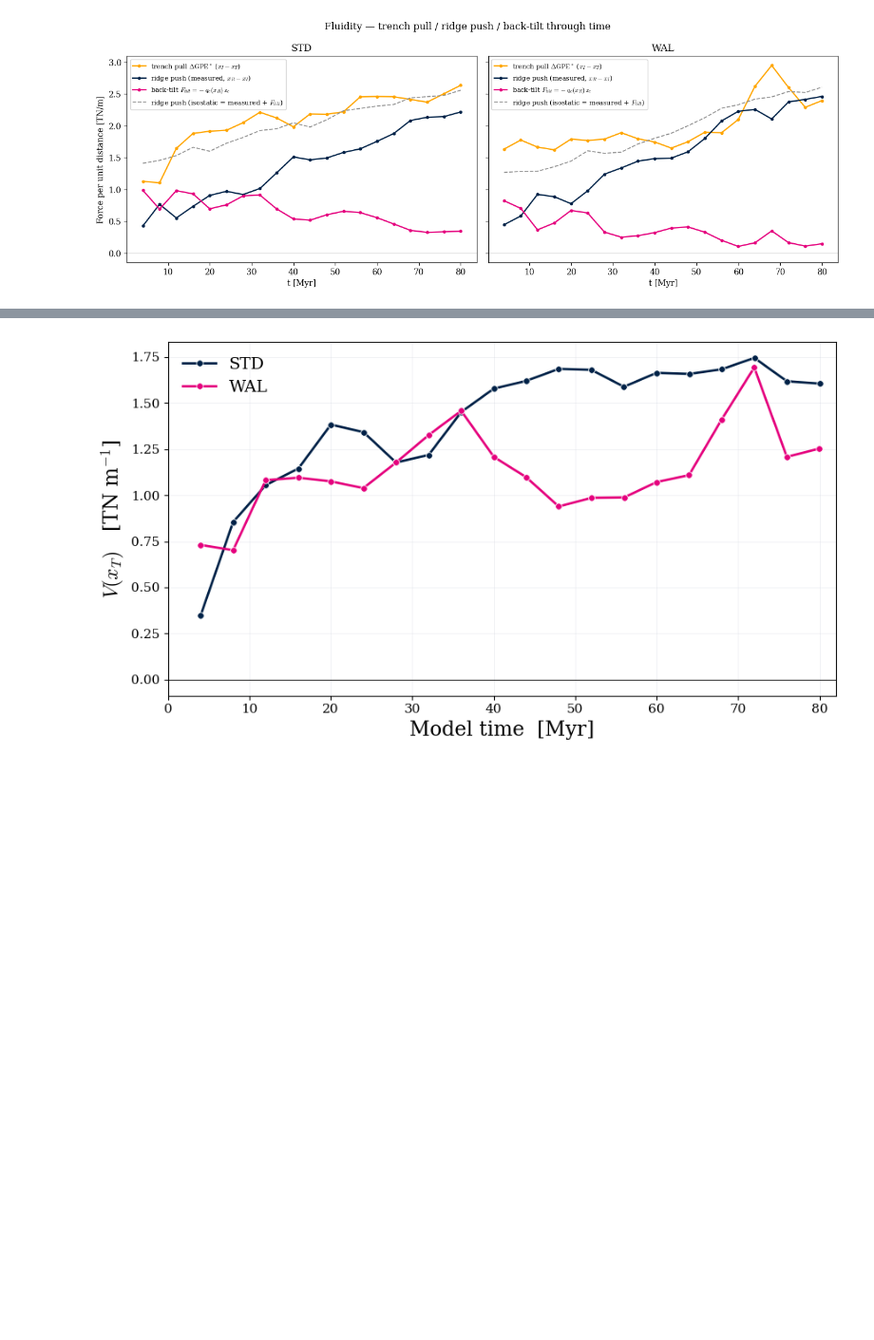
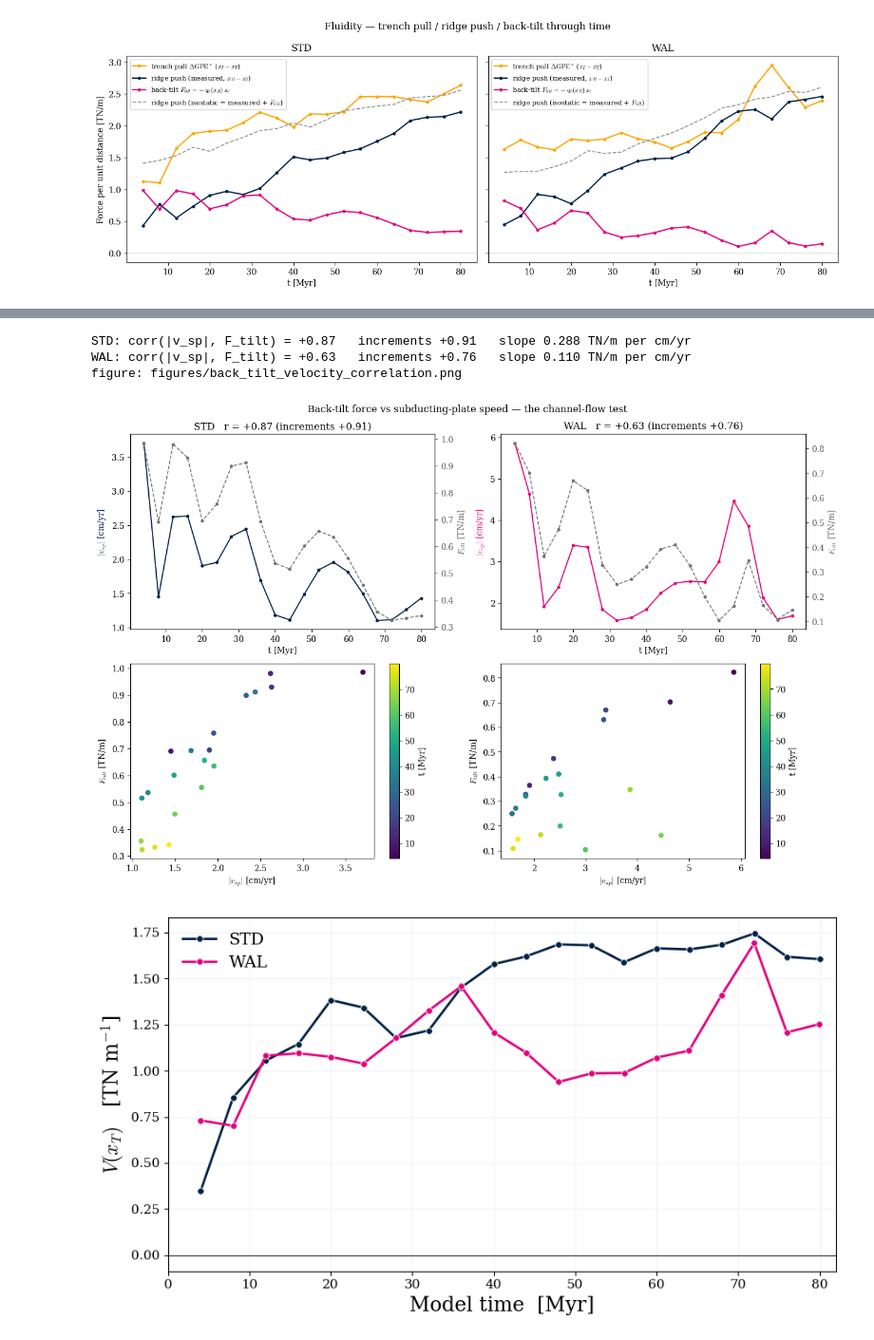
Before and after one commit to dansand/trench_pull_fluidity, a Jupyter notebook: notebooks/fluidity_time_evolution.ipynb, the cells around one changed output, grey strips where cells are left out. Shown at 95% size. Cells and saved outputs as stored; diff of their text form; code cells hidden in the pictures; blank space fills up the shorter version.

Commit message:
time evolution: v_sp/v_op in the loop (caches backfilled) + back-tilt vs plate speed — velocity-following (increments r +0.91/+0.76), slope 0.29 vs 0.11 TN/m per cm/yr (STD/WAL)

```diff
--- a/notebooks/fluidity_time_evolution.ipynb
+++ b/notebooks/fluidity_time_evolution.ipynb
@@ -139,7 +139,7 @@ Z_NP_FALLBACK = 30e3             # 30 km
 # cache was produced by the current loop body.  Old caches that lack any
 # of these trigger a recompute.
 REQUIRED_KEYS = ('z_iso', 'z_np', 'xm_loc', 'rloc', 'delta_GPE_R', 'delta_Fd_R',
-                 'q_R', 'f_tilt')
+                 'q_R', 'f_tilt', 'v_sp', 'v_op')
 # %% [output]
 1173.15
 # %%
@@ -163,7 +163,7 @@ if not _from_cache:
         snapshot=[], t_yr=[], x_trench=[], xi_loc=[], xm_loc=[], rloc=[],
         Fd_xT=[], V_xT=[], w_T=[],
         delta_Fd=[], delta_Fd_R=[], delta_GPE=[], delta_GPE_R=[],
-        z_iso=[], z_np=[], q_R=[], f_tilt=[],
+        z_iso=[], z_np=[], q_R=[], f_tilt=[], v_sp=[], v_op=[],
     )
     delta_sig_zz_z_list = []
     z_axis = None
@@ -268,6 +268,15 @@ if not _from_cache:
             print(f'  [{i}] ridge-finder failed: {e}; skipping')
             continue
 
+        # plate-interior velocities (§7.3): medians far from the axis zone.
+        # NOTE the /3.17098e-10 conversion above makes vx numerically cm/yr
+        # (kept as-is for cache continuity; label accordingly).
+        zi_v = (z > 10e3) & (z < 40e3)
+        sp_box = (x > xi_loc + 500e3) & (x < rloc - 500e3)
+        op_box = (x > x_trench - 1500e3) & (x < x_trench - 500e3)
+        v_sp = float(np.nanmedian(vx[np.ix_(zi_v, sp_box)]))
+        v_op = float(np.nanmedian(vx[np.ix_(zi_v, op_box)]))
+
         # --- back-tilt deep band (ANALYSIS_CONVENTIONS §6b) -----------------
         # Coarse sample of the declared 120-190 km band; q_c = deep sigma_zz
         # residual rel. the x_I column (±25 km, 100-km smoothed);
@@ -353,6 +362,8 @@ if not _from_cache:
         records['z_np'].append(z_np)
         records['q_R'].append(q_R)
         records['f_tilt'].append(f_tilt)
+        records['v_sp'].append(v_sp)
+        records['v_op'].append(v_op)
         delta_sig_zz_z_list.append(delta_sig_zz_z)
 
         del vtk_data, grid, interp, X, Y, Z, p, txx, tzz, txz, T, fs, vx, vz
@@ -662,3 +685,45 @@ figure: figures/partition_back_tilt_time_series.png
+# %%
+# F_tilt vs plate speed: twin time series + scatter, per model.
+fig, axes = plt.subplots(2, 2, figsize=(13, 8.6))
+
+for j, (label, rec, col) in enumerate([("STD", records_STD, "#002147"),
+                                       ("WAL", records_WAL, "#E5007D")]):
+    if rec is None:
+        continue
+    tM = rec["t_yr"] / 1e6
+    u = np.abs(rec["v_sp"])            # numerically cm/yr (see loop note)
+    ft = rec["f_tilt"] * 1e-12
+    r_lvl = np.corrcoef(u, ft)[0, 1]
+    r_inc = np.corrcoef(np.diff(u), np.diff(ft))[0, 1]
+    print(f"{label}: corr(|v_sp|, F_tilt) = {r_lvl:+.2f}   increments {r_inc:+.2f}   "
+          f"slope {np.polyfit(u, ft, 1)[0]:.3f} TN/m per cm/yr")
+
+    ax = axes[0, j]
+    ax.plot(tM, u, ".-", color=col, lw=1.4)
+    ax.set_ylabel("$|v_{sp}|$ [cm/yr]", color=col)
+    ax.set_xlabel("t [Myr]")
+    ax.set_title(f"{label}   r = {r_lvl:+.2f} (increments {r_inc:+.2f})")
+    ax2 = ax.twinx()
+    ax2.plot(tM, ft, ".--", color="0.45", lw=1.2)
+    ax2.set_ylabel("$F_{tilt}$ [TN/m]", color="0.35")
+    ax2.tick_params(axis="y", colors="0.35")
+
+    ax = axes[1, j]
+    sc = ax.scatter(u, ft, c=tM, cmap="viridis", s=30)
+    ax.set_xlabel("$|v_{sp}|$ [cm/yr]")
+    ax.set_ylabel("$F_{tilt}$ [TN/m]")
+    plt.colorbar(sc, ax=ax, label="t [Myr]")
+
+fig.suptitle("Back-tilt force vs subducting-plate speed — the channel-flow test", fontsize=12)
+fig.tight_layout()
+out = figures_dir / "back_tilt_velocity_correlation.png"
+fig.savefig(out, dpi=160, bbox_inches="tight")
+print("figure:", out)
+# %% [output]
+STD: corr(|v_sp|, F_tilt) = +0.87   increments +0.91   slope 0.288 TN/m per cm/yr
+WAL: corr(|v_sp|, F_tilt) = +0.63   increments +0.76   slope 0.110 TN/m per cm/yr
+figure: figures/back_tilt_velocity_correlation.png
+[figure, added]
 # %%
 # V(x_T) time-series for STD and WAL — vertical shear stress resultant
 # integrated through the column at the trench, plotted through model time.
```
Also changed, not shown: parts of 1 cell of this notebook, 3 other files.
